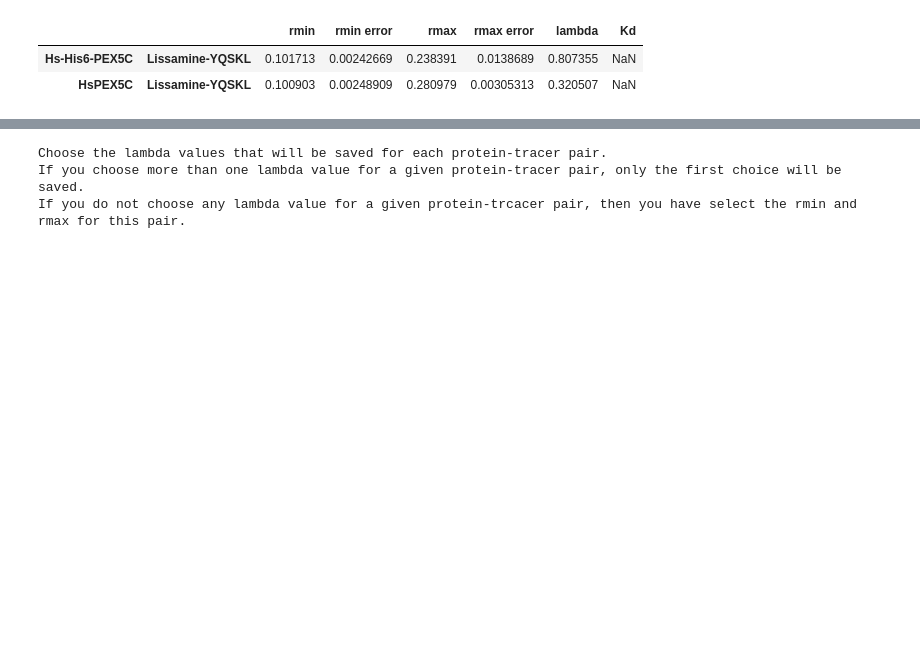
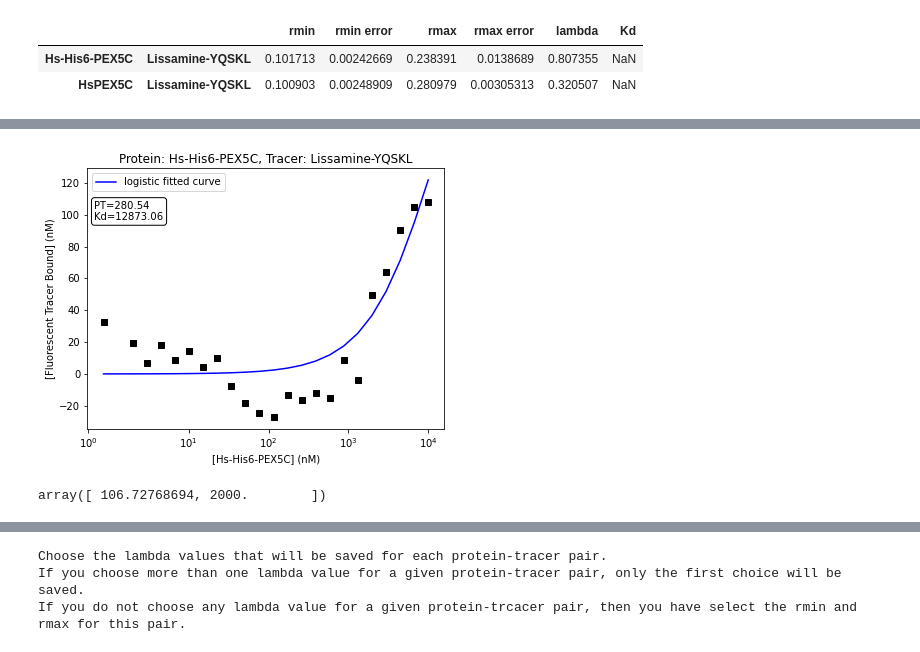
Before and after one commit to mariuszlas/Fluorescence-Anisotropy-Analysis-Development, a Jupyter notebook: fluorescenceanisotropy/fluores_anisotropy.ipynb, the cells around one changed output, grey strips where cells are left out. Cells and saved outputs as stored; diff of their text form; code cells hidden in the pictures; blank space fills up the shorter version.

```diff
--- a/fluorescenceanisotropy/fluores_anisotropy.ipynb
+++ b/fluorescenceanisotropy/fluores_anisotropy.ipynb
@@ -1238,0 +1155,2 @@ my_data2.plot_ani_all(err='sem')
+# %%
+p1_fit = logistic_fit_kd(protein1, p0=[120, 10])
@@ -1238,0 +1165,4 @@ my_data2.plot_ani_all(err='sem')
+# %%
+plot_kd(protein1, ('Hs-His6-PEX5C','Lissamine-YQSKL'), p1_fit[0])
+# %% [output]
+[figure, added]
@@ -1238,0 +1171,4 @@ my_data2.plot_ani_all(err='sem')
+# %%
+p1_fit2[0]
+# %% [output]
+array([ 106.72768694, 2000.        ])
```
Also changed, not shown: parts of 43 cells of this notebook.
